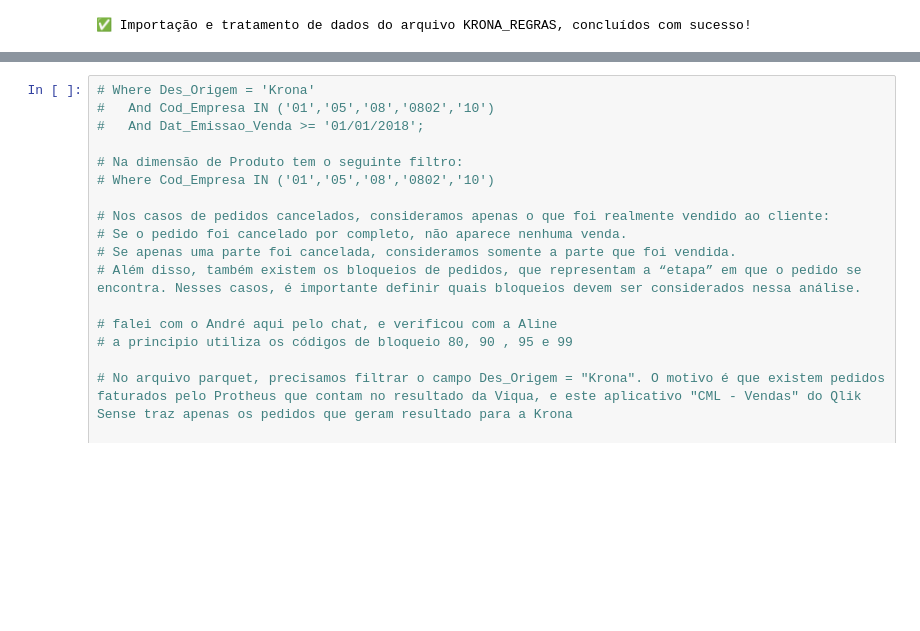
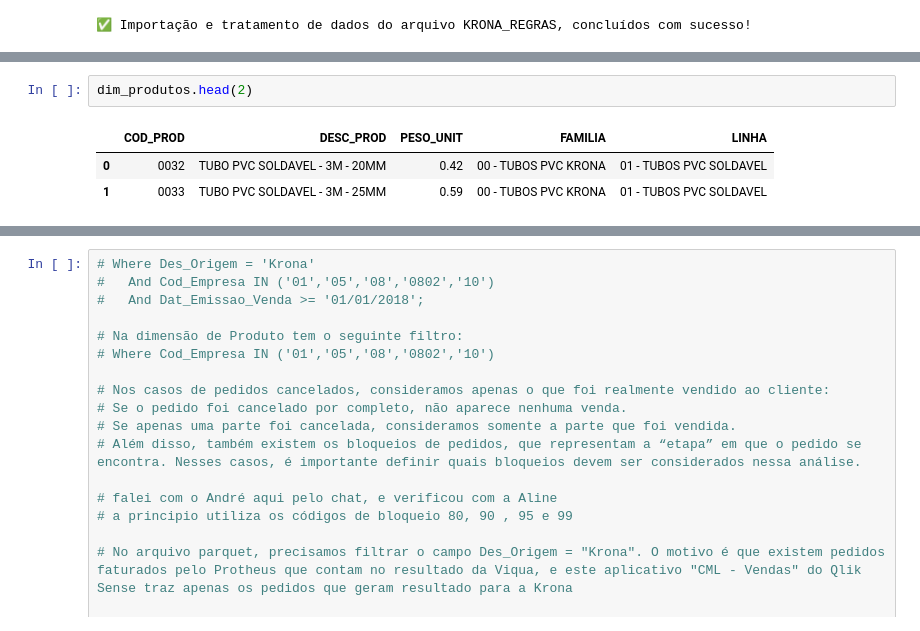
Before and after one commit to OtavioBedin/PLAN_DEMANDA, a Jupyter notebook: 00_SCRIPTS/1_KRONA_ORGANIZAR_HIST_VEND_ESTATISTICO.ipynb, the cells around one changed output, grey strips where cells are left out. Cells and saved outputs as stored; diff of their text form; blank space fills up the shorter version.

```diff
--- a/00_SCRIPTS/1_KRONA_ORGANIZAR_HIST_VEND_ESTATISTICO.ipynb
+++ b/00_SCRIPTS/1_KRONA_ORGANIZAR_HIST_VEND_ESTATISTICO.ipynb
@@ -220,0 +229,6 @@ gc.collect()
+# %%
+dim_produtos.head(2)
+# %% [output]
+|  | COD_PROD | DESC_PROD | PESO_UNIT | FAMILIA | LINHA |
+| 0 | 0032 | TUBO PVC SOLDAVEL - 3M - 20MM | 0.42 | 00 - TUBOS PVC KRONA | 01 - TUBOS PVC SOLDAVEL |
+| 1 | 0033 | TUBO PVC SOLDAVEL - 3M - 25MM | 0.59 | 00 - TUBOS PVC KRONA | 01 - TUBOS PVC SOLDAVEL |
```
Also changed, not shown: parts of 8 cells of this notebook, 3 other files.
